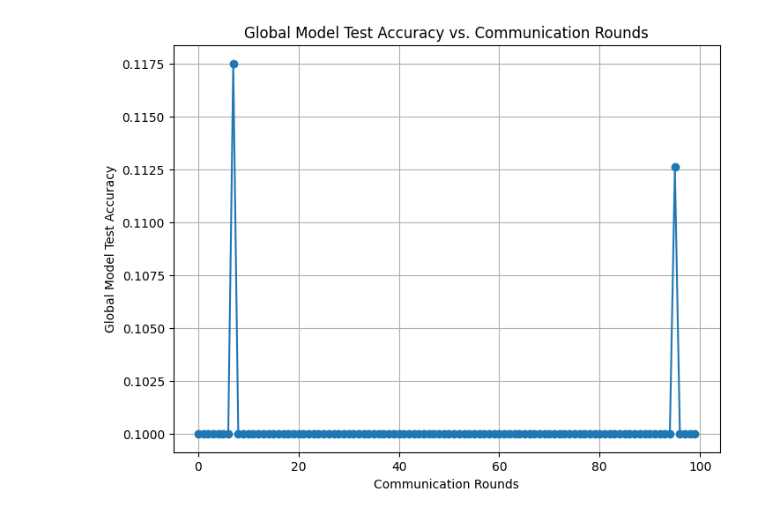
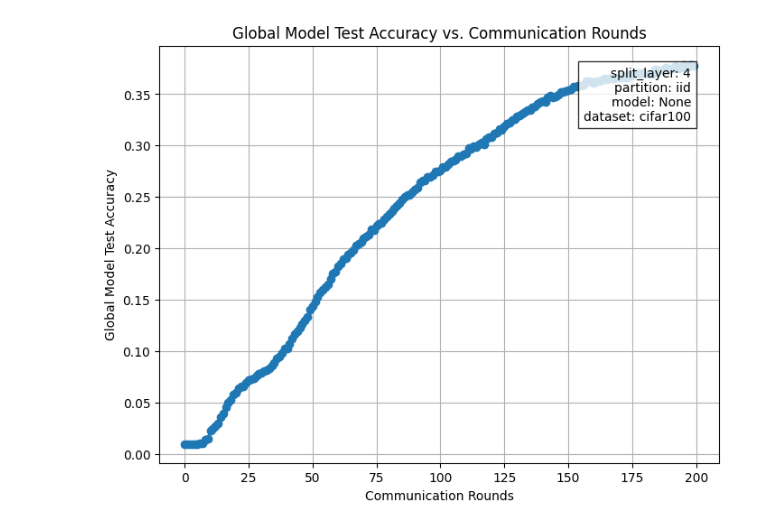
Before and after one commit to justindachille/Split-Consistency, a Jupyter notebook: analyze_logs.ipynb, the cells around one changed output. Cells and saved outputs as stored; diff of their text form; code cells hidden in the pictures.

```diff
--- a/analyze_logs.ipynb
+++ b/analyze_logs.ipynb
@@ -1,34 +1,46 @@
 # %%
 import re
 import matplotlib.pyplot as plt
 
-# Initialize lists to store data
 comm_rounds = []
 test_accuracies = []
 
-# Open and read the log file
 LOG_FILE_PATH = './logs/'
-with open(f"{LOG_FILE_PATH}experiment_log-alg=sflv1_partition=iid_lr=0.001_epochs=5_num_users=5_beta=0.01_batch_size=64_opt=adam_dataset=cifar10_2024-04-07-2046-38.log", "r") as file:
+LOG_FILE = 'experiment_log-alg=sflv1_partition=iid_lr=0.001_epochs=5_num_users=100_beta=0.01_batch_size=64_opt=adam_dataset=cifar100_2024-04-11-1825-22.log'
+with open(f"{LOG_FILE_PATH}{LOG_FILE}", "r") as file:
     log_content = file.read()
 
-# Use regular expression to find the relevant data
 pattern = r"in comm round:(\d+).*?>> Global Model Test accuracy: (\d+\.\d+)"
 matches = re.findall(pattern, log_content, re.DOTALL)
 
-# Extract communication rounds and test accuracies from the matches
 for match in matches:
     comm_round = int(match[0])
     test_accuracy = float(match[1])
     comm_rounds.append(comm_round)
     test_accuracies.append(test_accuracy)
 
-# Create the graph
+def extract_hyperparameter(log_content, parameter):
+    pattern = rf'"{parameter}": "?(\w+)"?,'
+    match = re.search(pattern, log_content)
+    if match:
+        return match.group(1)
+    return None
+
+split_layer = extract_hyperparameter(log_content, "split_layer")
+partition = extract_hyperparameter(log_content, "partition")
+model = extract_hyperparameter(log_content, "model")
+dataset = extract_hyperparameter(log_content, "dataset")
+
 plt.figure(figsize=(8, 6))
 plt.plot(comm_rounds, test_accuracies, marker="o")
 plt.xlabel("Communication Rounds")
 plt.ylabel("Global Model Test Accuracy")
 plt.title("Global Model Test Accuracy vs. Communication Rounds")
+
+plt.text(0.95, 0.95, f"split_layer: {split_layer}\npartition: {partition}\nmodel: {model}\ndataset: {dataset}",
+         transform=plt.gca().transAxes, ha="right", va="top", fontsize=10, bbox=dict(facecolor="white", alpha=0.8))
+
 plt.grid(True)
 plt.show()
 # %% [output]
-[figure, old version]
+[figure, new version]
```
Also changed, not shown: 7 other files.
